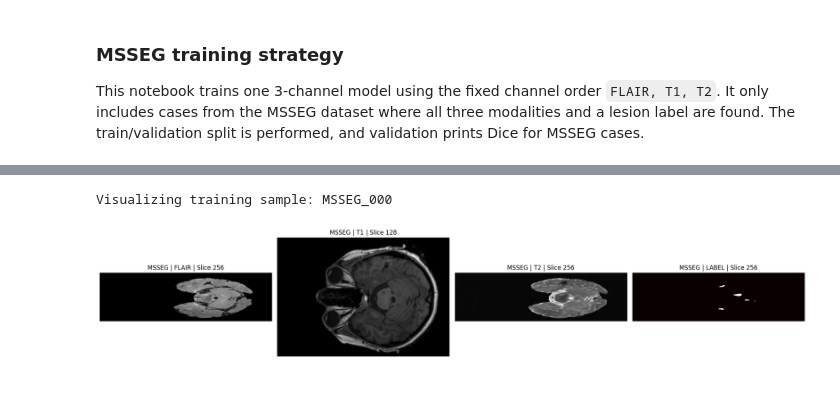
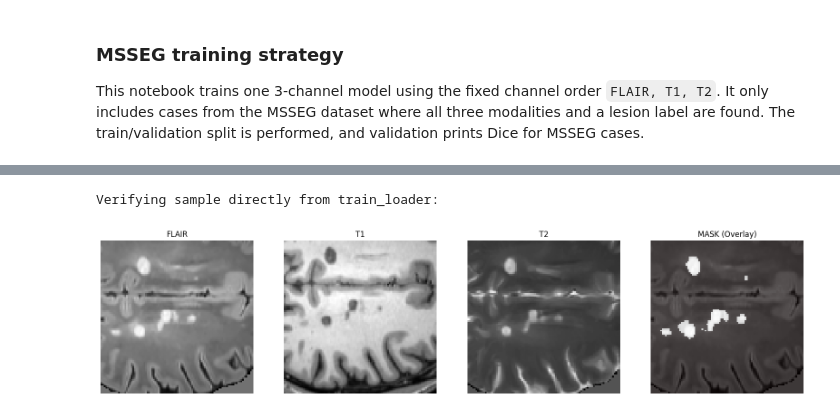
Before and after one commit to aligreo/TriEncoder-Unet-Project, a Jupyter notebook: msseg_preprocessing.ipynb, the cells around one changed output, grey strips where cells are left out. Cells and saved outputs as stored; diff of their text form; code cells hidden in the pictures; blank space fills up the shorter version.

```diff
--- a/msseg_preprocessing.ipynb
+++ b/msseg_preprocessing.ipynb
@@ -277,31 +189,31 @@ Lesion to brain volume ratio: 1.8287%
-# %%
-import nibabel as nib
-import matplotlib.pyplot as plt
-import numpy as np
-
-def visualize_sample(sample_dict, slice_idx=None):
-    fig, axes = plt.subplots(1, 4, figsize=(20, 5))
-    modalities = ["flair", "t1", "t2", "label"]
-
-    for i, mod in enumerate(modalities):
-        img = nib.load(sample_dict[mod]).get_fdata()
-        current_slice = img.shape[2] // 2 if slice_idx is None else slice_idx
-        cmap = "hot" if mod == "label" else "gray"
-        axes[i].imshow(img[:, :, current_slice], cmap=cmap)
-        axes[i].set_title(f"{sample_dict.get('source', 'case')} | {mod.upper()} | Slice {current_slice}")
-        axes[i].axis("off")
-
-    plt.tight_layout()
-    plt.show()
-
-# Ensure we take a training point
-if "train_files" in globals() and train_files:
-    print(f"Visualizing training sample: {train_files[0]['case_id']}")
-    visualize_sample(train_files[0])
-else:
-    print("Training files not found. Falling back to general data dictionary.")
-    if "data_dicts" in globals() and data_dicts:
-        visualize_sample(data_dicts[0])
-# %% [output]
-Visualizing training sample: MSSEG_000
-[figure, removed]
+# %%
+import matplotlib.pyplot as plt
+
+def visualize_loader_sample(loader):
+    batch = next(iter(loader))
+    # image: [B, C, H, W, D], label: [B, 1, H, W, D]
+    img = batch["image"][0].cpu().numpy()
+    lbl = batch["label"][0, 0].cpu().numpy()
+
+    slice_idx = img.shape[2] // 2
+    fig, axes = plt.subplots(1, 4, figsize=(20, 5))
+    titles = ["FLAIR", "T1", "T2", "MASK (Overlay)"]
+
+    for i in range(3):
+        axes[i].imshow(img[i, :, :, slice_idx], cmap='gray')
+        axes[i].set_title(titles[i])
+        axes[i].axis('off')
+
+    # Overlay
+    axes[3].imshow(img[0, :, :, slice_idx], cmap='gray')
+    axes[3].imshow(lbl[:, :, slice_idx], cmap='hot', alpha=0.5)
+    axes[3].set_title(titles[3])
+    axes[3].axis('off')
+
+    plt.show()
+
+print("Verifying sample directly from train_loader:")
+visualize_loader_sample(train_loader)
+# %% [output]
+Verifying sample directly from train_loader:
+[figure, added]
```
Also changed, not shown: parts of 4 cells of this notebook.
